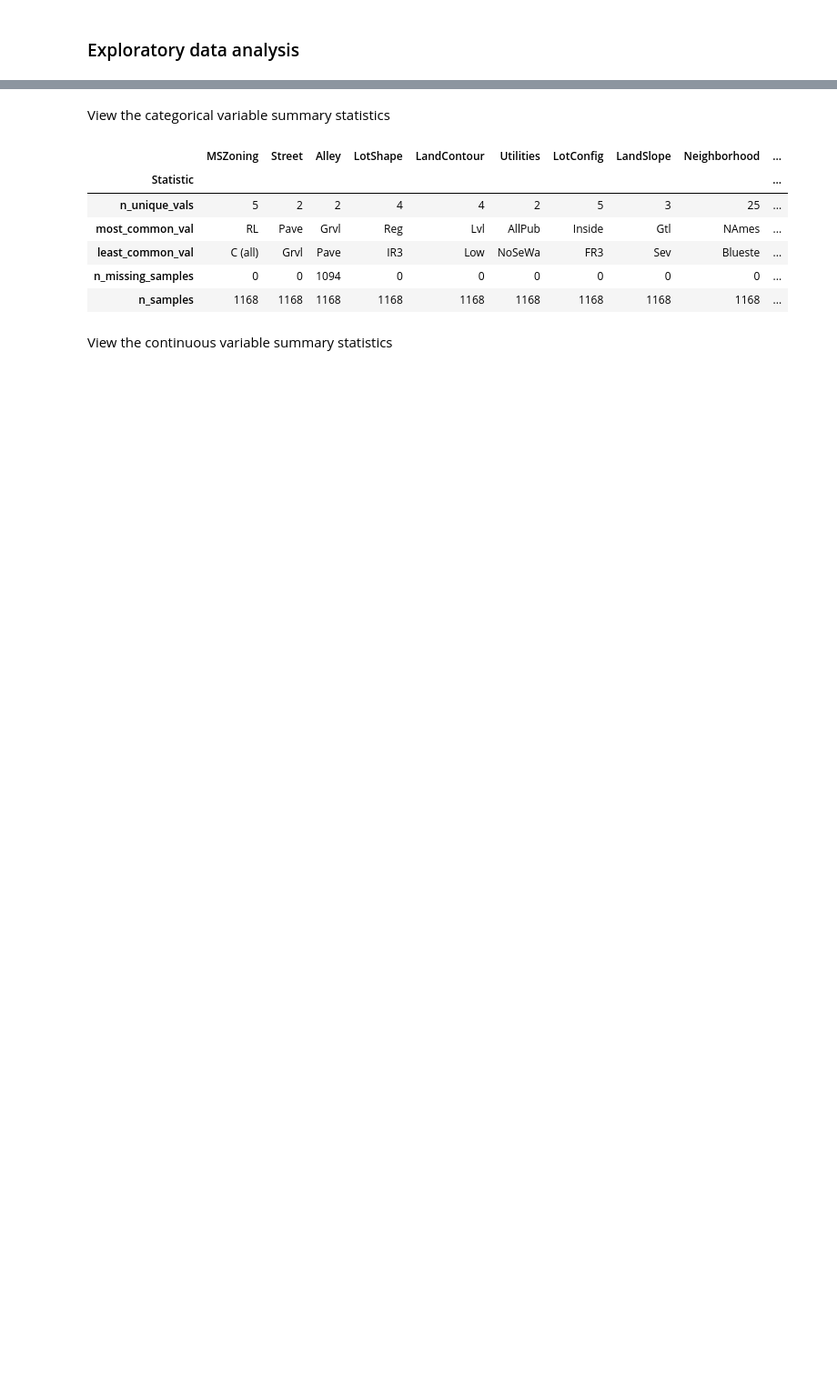
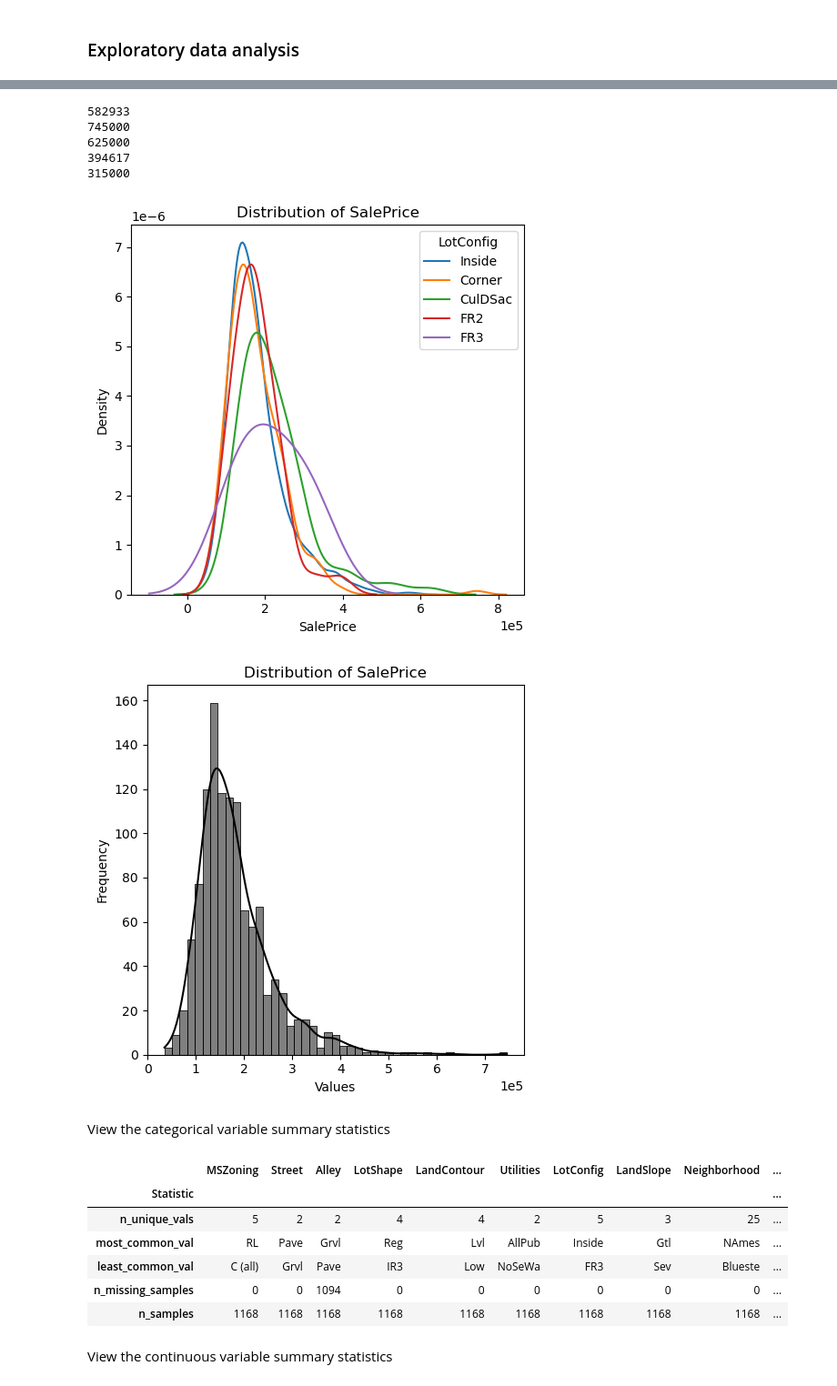
Before and after one commit to ajy25/TabularMagic, a Jupyter notebook: demo/regression_start_to_finish_demo.ipynb, the cells around one changed output, grey strips where cells are left out. Shown at 91% size. Cells and saved outputs as stored; diff of their text form; code cells hidden in the pictures; blank space fills up the shorter version.

```diff
--- a/demo/regression_start_to_finish_demo.ipynb
+++ b/demo/regression_start_to_finish_demo.ipynb
@@ -44,3 +48,15 @@ train_eda = tm.eda('train')
+# %%
+display(train_eda.plot_distribution_stratified(
+    'SalePrice', 'LotConfig', include_hist=False))
+display(train_eda.plot_distribution('SalePrice'))
+# %% [output]
+582933
+745000
+625000
+394617
+315000
+[figure, added]
+[figure, added]
 # %% [markdown]
 View the categorical variable summary statistics
 # %%
```
Also changed, not shown: parts of 2 cells of this notebook, 1 other file.
